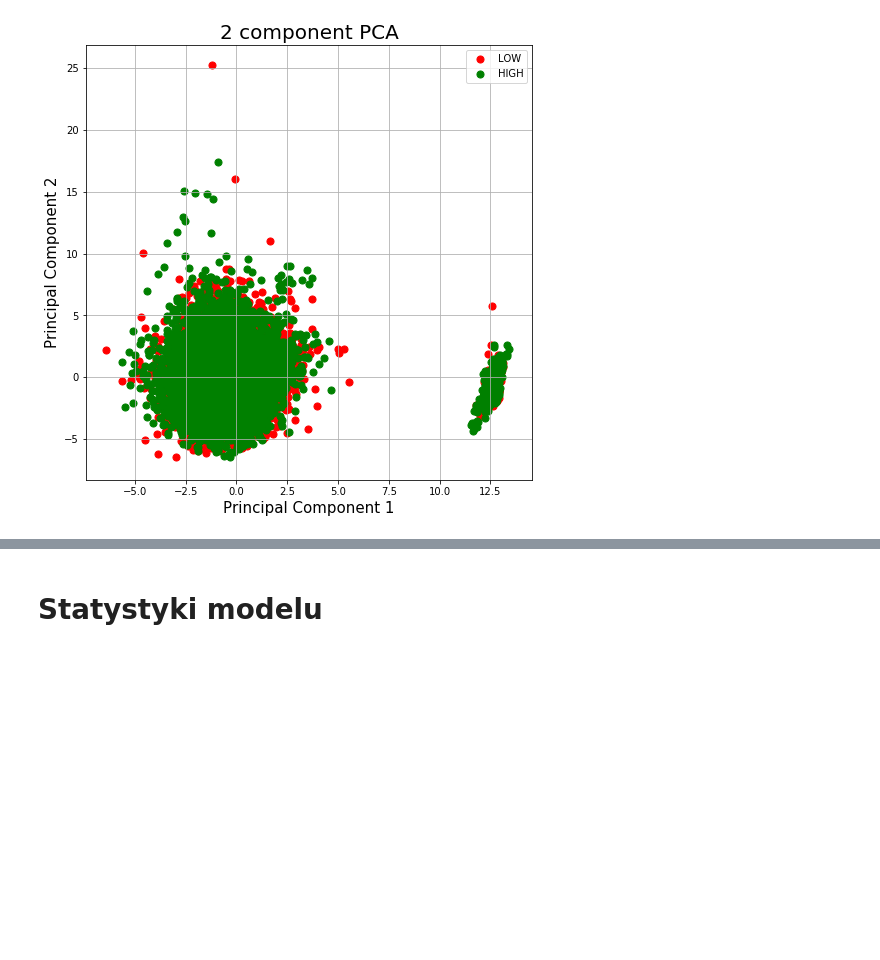
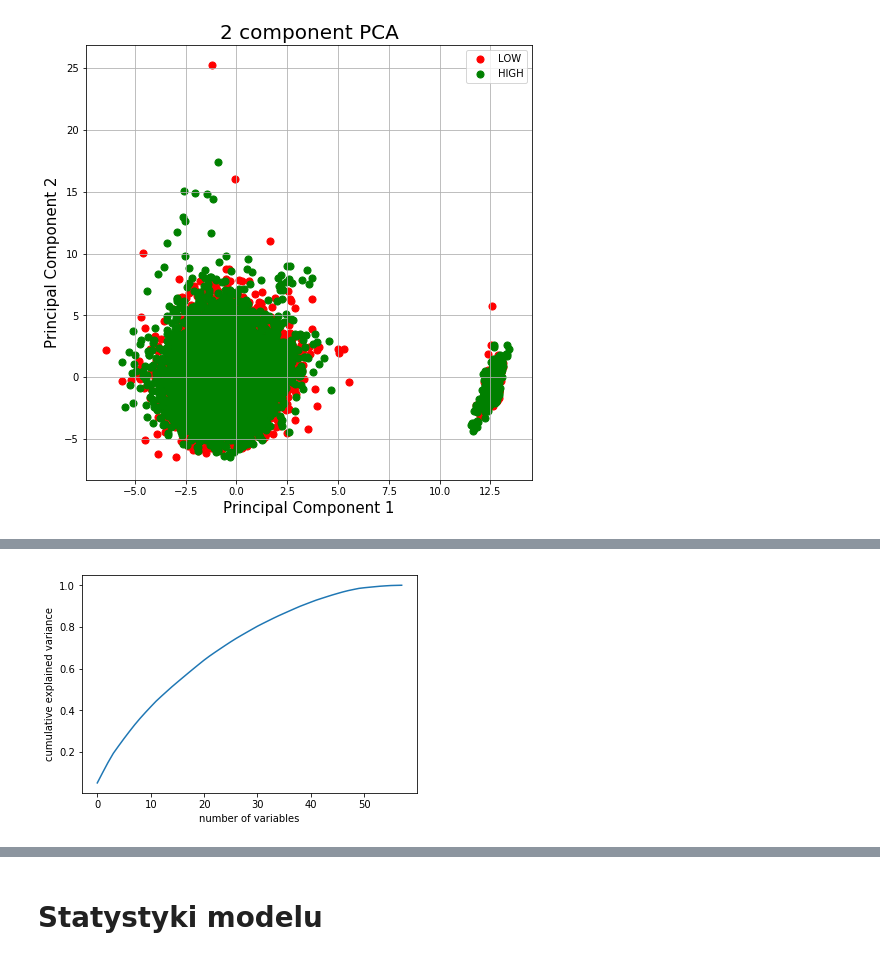
Before and after one commit to Qlanowski/NewsPopularity, a Jupyter notebook: main.ipynb, the cells around one changed output, grey strips where cells are left out. Saved outputs shown, nothing was run; the diff lists cells and outputs as text; code cells hidden in the pictures; blank space fills up the shorter version.

```diff
--- a/main.ipynb
+++ b/main.ipynb
@@ -84,0 +97,8 @@ ax.grid()
+# %%
+var = np.sort(np.abs(correlations))[::-1]
+var = var/var.sum()
+plt.plot(np.cumsum(var))
+plt.xlabel('number of variables')
+plt.ylabel('cumulative explained variance');
+# %% [output]
+[figure, added]
```
Also changed, not shown: parts of 25 cells of this notebook.
